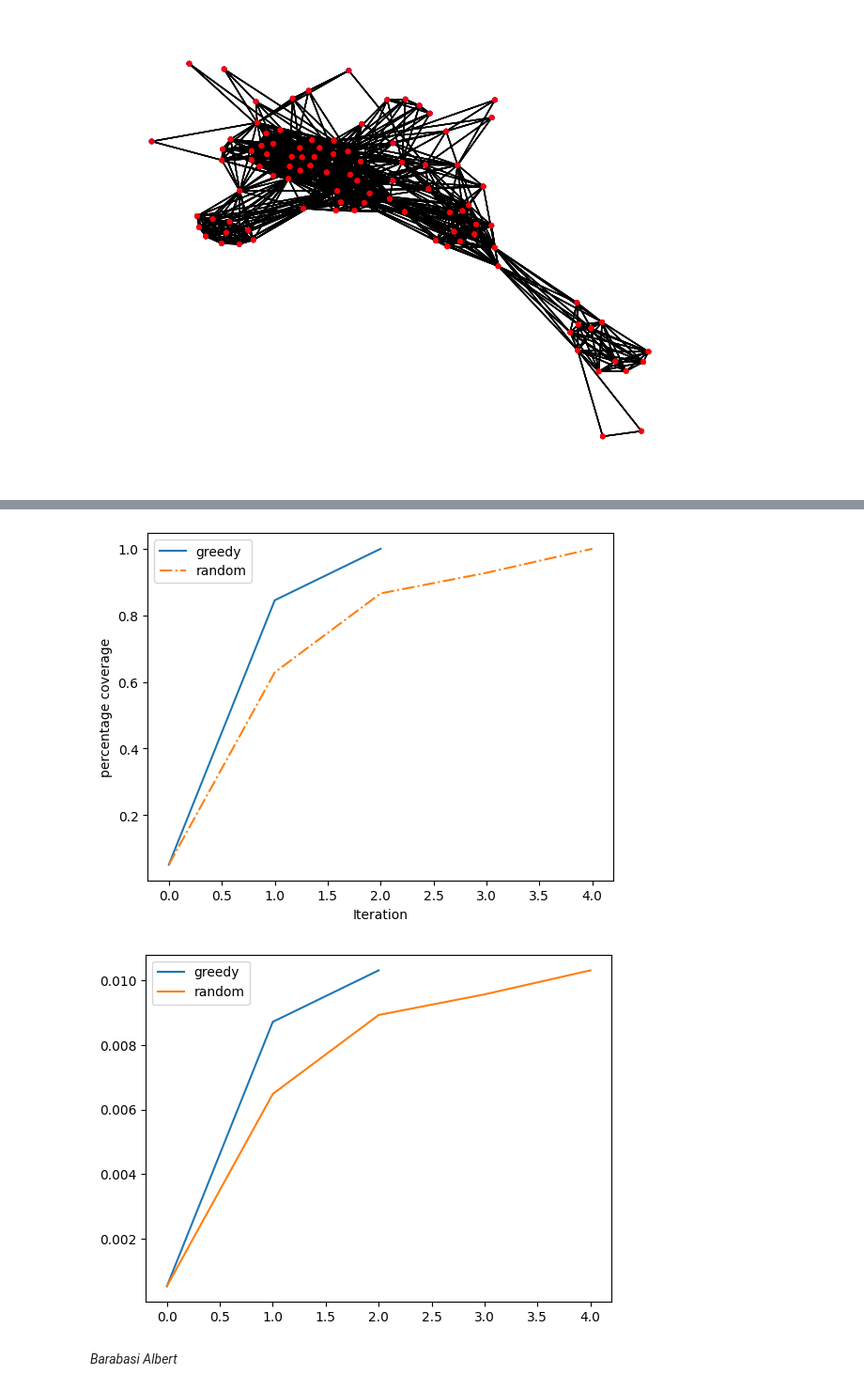
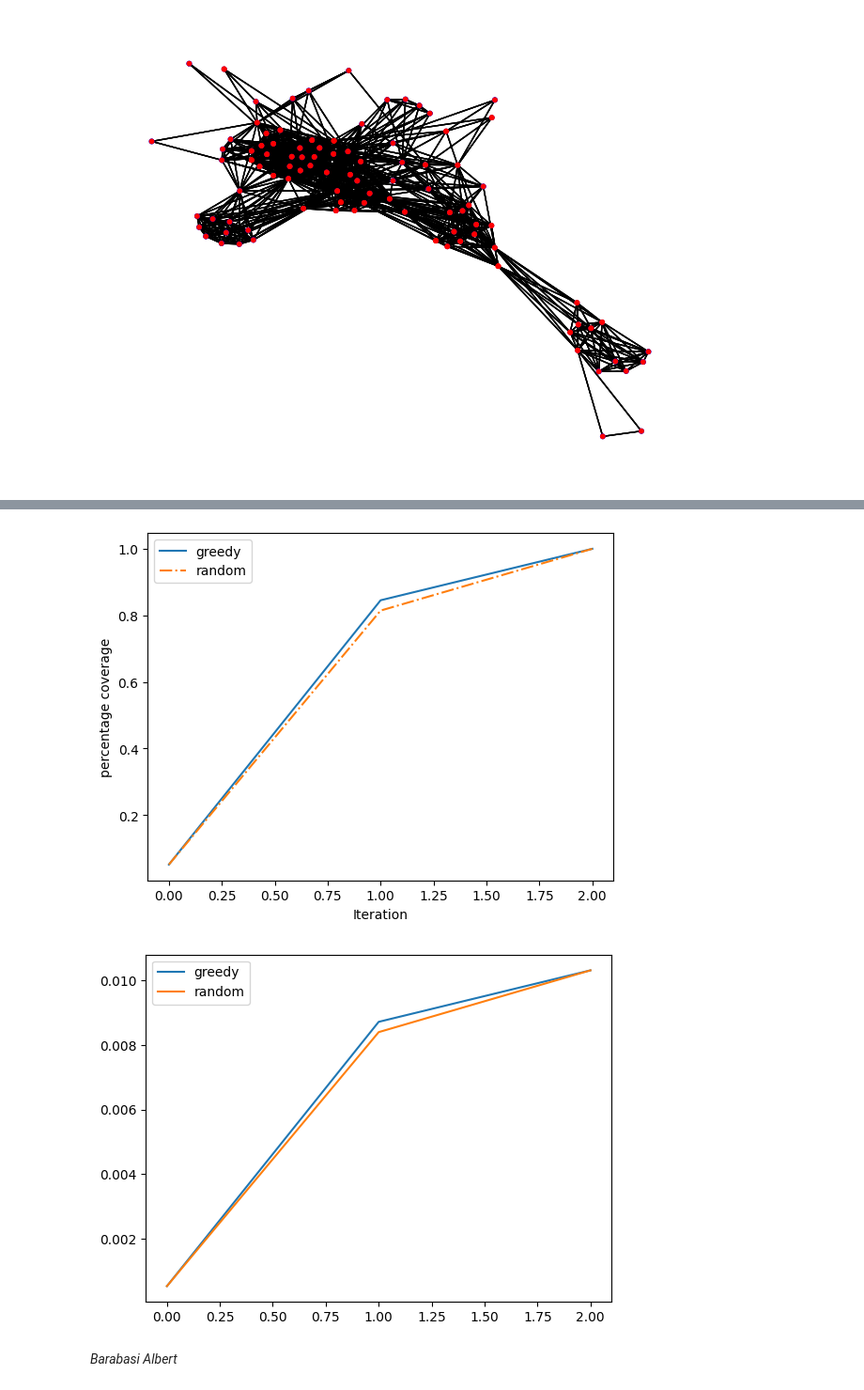
Before and after one commit to PierreRemacle/LINMA2472_P1, a Jupyter notebook: HW1.ipynb, the cells around one changed output, grey strips where cells are left out. Shown at 94% size. Saved outputs shown, nothing was run; the diff lists cells and outputs as text; code cells hidden in the pictures.

```diff
--- a/HW1.ipynb
+++ b/HW1.ipynb
@@ -319,10 +292,10 @@ def nextNode(G, Visited, next):
             if neighbors[i] not in target and neighbors[i] not in Visited:
                 target.append(neighbors[i])
 
-    next.clear()
-    next.extend(target)
-    Visited.extend(next)
-    return Visited, next
+
+
+    Visited.extend(target)
+    return Visited, target
 
 def ShowGraph(G,i, Visited):
     """Display the graph with nodes red=infected blue=not infected"""
@@ -333,7 +306,8 @@ def ShowGraph(G,i, Visited):
         else:
             color.append('blue')
 
-    nx.draw(G,pos=pos,node_color=color,node_size=10)
+
+    nx.draw(G,nx.spring_layout(G, seed=41),node_color=color,node_size=10)
     imageName = "images/"+str(i)
     plt.savefig(imageName)
 
@@ -350,7 +324,6 @@ def cascade(G,starts,show):
     next_node=starts
     spreading_curve=[]
 
-    pos = nx.spring_layout(G, seed=41)
 
 
     i=1
@@ -359,13 +332,14 @@ def cascade(G,starts,show):
 
         spreading_curve.append(len(nodes_visited))
         if(show==True):
-            ShowGraph(G,i)
-        nodes_visited, next_node= nextNode(G)
+            ShowGraph(G,i,nodes_visited )
 
+        nodes_visited, next_node= nextNode(G, nodes_visited , next_node)
 
-        if (len(next) == 0):
+        i=i+1
+        if (len(next_node) == 0):
             break
-        i=i+1
+
 
     return spreading_curve
 
@@ -500,13 +474,15 @@ def plot_compar():
     plt.ylabel('percentage coverage')
     plt.xlabel("Iteration")
     plt.show()
+    return SC , spreading_curve
+spreading_curve_greedy ,spreading_curve_random = plot_compar()
 # %% [output]
-[figure, old version]
+[figure, new version]
 # %%
-plotSpreadingCurve(SC, "greedy")
-plotSpreadingCurve(spreading_curve, "random")
+plotSpreadingCurve(spreading_curve_greedy, "greedy")
+plotSpreadingCurve(spreading_curve_random, "random")
 # %% [output]
-[figure, old version]
+[figure, new version]
 # %% [markdown]
 *Barabasi Albert*
 # %%
```
Also changed, not shown: parts of 10 cells of this notebook.
